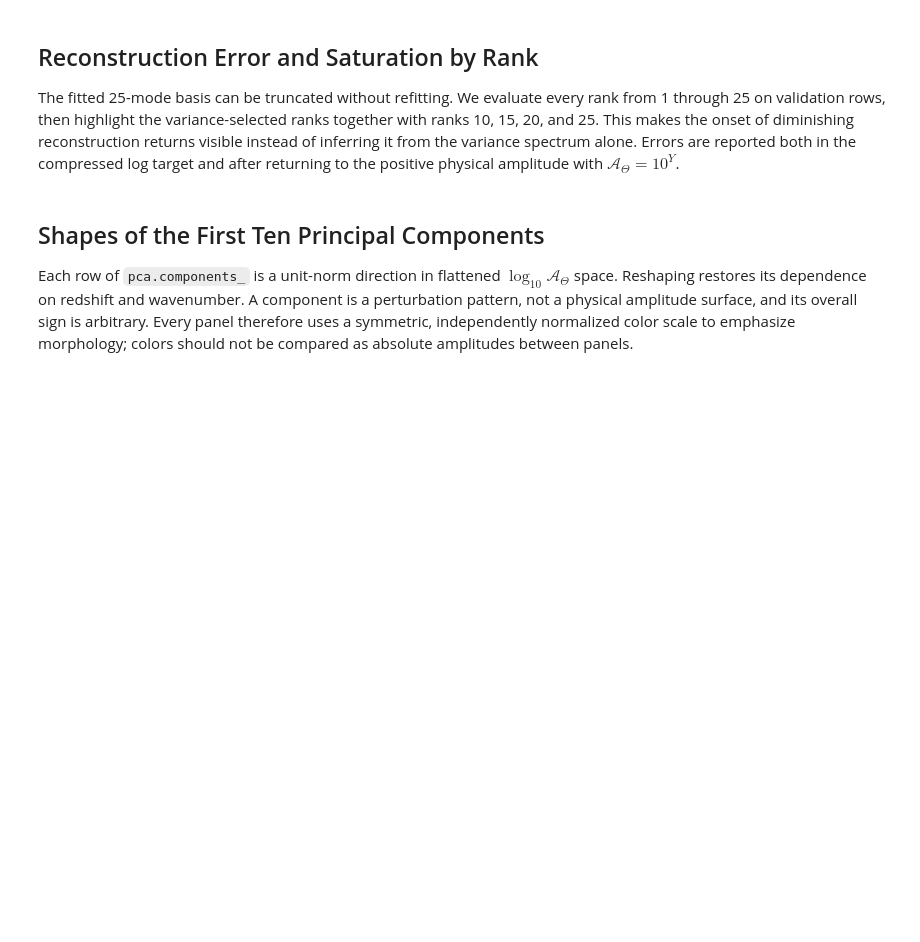
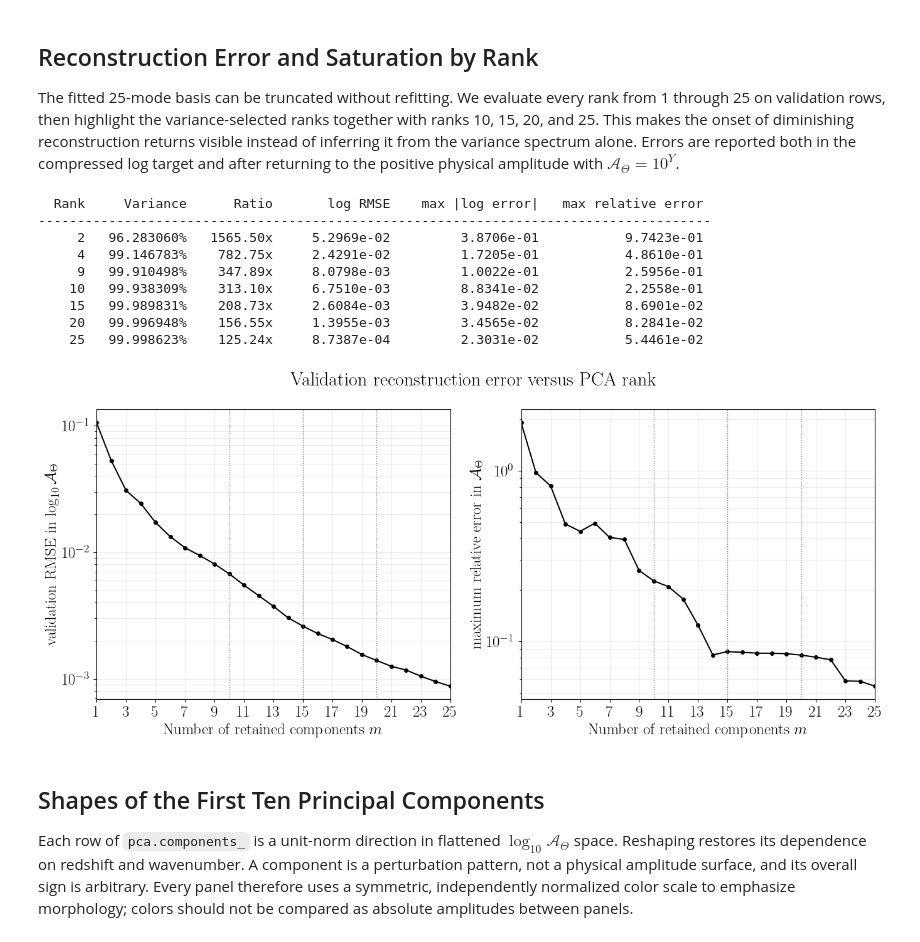
Before and after one commit to CosmoCloudZhang/IAFlowCloud, a Jupyter notebook: Notebooks/NLA/PCA.ipynb, the cells around one changed output. Drawn from its saved outputs; the diff is of its cells as text; code cells hidden in the pictures; blank space fills up the shorter version.

```diff
--- a/Notebooks/NLA/PCA.ipynb
+++ b/Notebooks/NLA/PCA.ipynb
@@ -238,20 +273,18 @@ PCA mean-centers every grid feature internally. We deliberately do not divide in
 
 Only the leading 25 modes are retained. The deterministic covariance eigensolver is fast for 3131 features in this dataset and gives stable leading eigenvalues and variance fractions. Although it diagonalizes the complete feature covariance internally, the fitted model stores and transforms only the requested 25 modes. Whitening remains disabled, so coefficient variances retain their physical PCA meaning.
 # %%
-if REBUILD_PCA_MODEL:
-    pca = PCA(
-        n_components=number_of_pca_components,
-        svd_solver="covariance_eigh",
-        whiten=False,
-    )
-    fit_start = time.perf_counter()
-    pca.fit(training_matrix)
-    fit_seconds = time.perf_counter() - fit_start
-    joblib.dump(pca, model_file, compress=3)
-    print("Saved fitted PCA:", model_file)
-else:
-    pca = joblib.load(model_file)
-    fit_seconds = 0.0
+pca = PCA(
+    n_components=number_of_pca_components,
+    svd_solver="covariance_eigh",
+    whiten=False,
+)
+
+fit_start = time.perf_counter()
+pca.fit(training_matrix)
+fit_seconds = time.perf_counter() - fit_start
+
+joblib.dump(pca, model_file, compress=3)
+print("Regenerated fitted PCA:", model_file)
 
 assert pca.n_components_ == number_of_pca_components
 assert pca.components_.shape == (number_of_pca_components, number_of_features)
@@ -271,5 +304,4 @@ print(f"Number of PCA components:    {pca.n_components_:,}")
 print(f"Captured training variance:  {captured_variance:.10f}")
 print(f"Orthogonality error:         {orthogonality_error:.3e}")
 
-if training_matrix is not None:
-    del training_matrix
+del training_matrix
@@ -406,6 +471,7 @@ rank_metrics = {}
 
 for rank in range(1, number_of_pca_components + 1):
     reconstructed = decode_pca(validation_scores[:, :rank], pca)
+
     rank_metrics[rank] = reconstruction_metrics(validation_original, reconstructed)
 
 diagnostic_ranks = sorted(set(variance_ranks.values()) | set(saturation_ranks))
@@ -419,34 +485,46 @@ for rank in diagnostic_ranks:
     metrics = rank_metrics[rank]
     print(
         f"{rank:6d} {cumulative_fraction[rank - 1]:12.6%} {number_of_features / rank:9.2f}x "
         f"{metrics['log_rmse']:14.4e} {metrics['maximum_absolute_log_error']:18.4e} "
         f"{metrics['maximum_relative_A_theta_error']:20.4e}"
     )
 
 rank_coordinate = numpy.arange(1, number_of_pca_components + 1)
 log_rmse_by_rank = numpy.array([rank_metrics[rank]["log_rmse"] for rank in rank_coordinate])
 maximum_relative_error_by_rank = numpy.array([
     rank_metrics[rank]["maximum_relative_A_theta_error"] for rank in rank_coordinate
 ])
 
 figure, plots = pyplot.subplots(1, 2, figsize=(16, 6))
 plots[0].plot(rank_coordinate, log_rmse_by_rank, color="black", marker="o", markersize=4)
 plots[0].set_yscale("log")
 plots[0].set_ylabel(r"validation RMSE in $\log_{10}\mathcal A_\Theta$")
 plots[1].plot(rank_coordinate, maximum_relative_error_by_rank, color="black", marker="o", markersize=4)
 plots[1].set_yscale("log")
 plots[1].set_ylabel(r"maximum relative error in $\mathcal A_\Theta$")
 for plot in plots:
     for rank in saturation_ranks:
         plot.axvline(rank, color="grey", linestyle=":", linewidth=1)
+
     plot.set_xlim(1, number_of_pca_components)
     plot.set_xticks(numpy.arange(1, number_of_pca_components + 1, 2))
     plot.set_xlabel("Number of retained components $m$")
     plot.grid(alpha=0.25, which="both")
+
 figure.suptitle("Validation reconstruction error versus PCA rank")
-figure.tight_layout()
 figure.savefig(figure_path / "Reconstruction_Error_by_Rank.pdf", dpi=512, bbox_inches="tight")
 pyplot.show()
+# %% [output]
+  Rank     Variance      Ratio       log RMSE    max |log error|   max relative error
+--------------------------------------------------------------------------------------
+     2   96.283060%   1565.50x     5.2969e-02         3.8706e-01           9.7423e-01
+     4   99.146783%    782.75x     2.4291e-02         1.7205e-01           4.8610e-01
+     9   99.910498%    347.89x     8.0798e-03         1.0022e-01           2.5956e-01
+    10   99.938309%    313.10x     6.7510e-03         8.8341e-02           2.2558e-01
+    15   99.989831%    208.73x     2.6084e-03         3.9482e-02           8.6901e-02
+    20   99.996948%    156.55x     1.3955e-03         3.4565e-02           8.2841e-02
+    25   99.998623%    125.24x     8.7387e-04         2.3031e-02           5.4461e-02
+[figure, added]
 # %% [markdown]
 ## Shapes of the First Ten Principal Components
 
```
Also changed, not shown: parts of 15 cells of this notebook, 21 other files.
